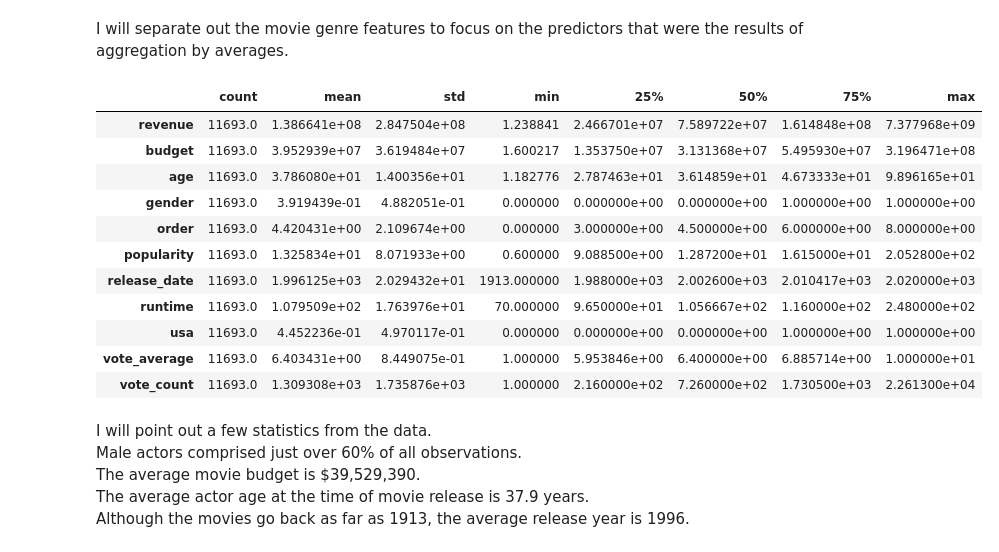
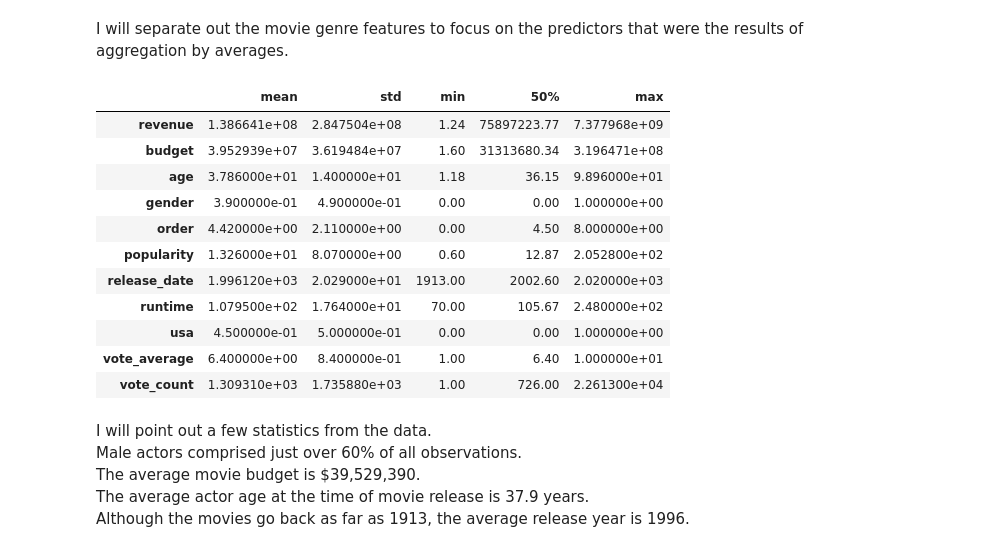
Before and after one commit to christianspybrook/movie_actor_tree_ensembles, a Jupyter notebook: statistical_analysis/capstone2_statistical_analysis.ipynb, the cells around one changed output. Drawn from its saved outputs; the diff is of its cells as text; code cells hidden in the pictures.

```diff
--- a/statistical_analysis/capstone2_statistical_analysis.ipynb
+++ b/statistical_analysis/capstone2_statistical_analysis.ipynb
@@ -72,20 +72,22 @@ non_genre_lst = ['revenue', 'budget', 'age', 'gender', 'order', 'popularity',
 genre_lst = np.setdiff1d(df.columns, non_genre_lst)
 # %%
 # observe non-genre statistics
-df[non_genre_lst].describe().transpose()
+df[non_genre_lst].describe(
+    percentiles=[0.5]).drop('count').T.apply(
+    lambda x: np.round(x, decimals=2))
 # %% [output]
-|  | count | mean | std | min | 25% | 50% | 75% | max |
-| revenue | 11693.0 | 1.386641e+08 | 2.847504e+08 | 1.238841 | 2.466701e+07 | 7.589722e+07 | 1.614848e+08 | 7.377968e+09 |
-| budget | 11693.0 | 3.952939e+07 | 3.619484e+07 | 1.600217 | 1.353750e+07 | 3.131368e+07 | 5.495930e+07 | 3.196471e+08 |
-| age | 11693.0 | 3.786080e+01 | 1.400356e+01 | 1.182776 | 2.787463e+01 | 3.614859e+01 | 4.673333e+01 | 9.896165e+01 |
-| gender | 11693.0 | 3.919439e-01 | 4.882051e-01 | 0.000000 | 0.000000e+00 | 0.000000e+00 | 1.000000e+00 | 1.000000e+00 |
-| order | 11693.0 | 4.420431e+00 | 2.109674e+00 | 0.000000 | 3.000000e+00 | 4.500000e+00 | 6.000000e+00 | 8.000000e+00 |
-| popularity | 11693.0 | 1.325834e+01 | 8.071933e+00 | 0.600000 | 9.088500e+00 | 1.287200e+01 | 1.615000e+01 | 2.052800e+02 |
-| release_date | 11693.0 | 1.996125e+03 | 2.029432e+01 | 1913.000000 | 1.988000e+03 | 2.002600e+03 | 2.010417e+03 | 2.020000e+03 |
-| runtime | 11693.0 | 1.079509e+02 | 1.763976e+01 | 70.000000 | 9.650000e+01 | 1.056667e+02 | 1.160000e+02 | 2.480000e+02 |
-| usa | 11693.0 | 4.452236e-01 | 4.970117e-01 | 0.000000 | 0.000000e+00 | 0.000000e+00 | 1.000000e+00 | 1.000000e+00 |
-| vote_average | 11693.0 | 6.403431e+00 | 8.449075e-01 | 1.000000 | 5.953846e+00 | 6.400000e+00 | 6.885714e+00 | 1.000000e+01 |
-| vote_count | 11693.0 | 1.309308e+03 | 1.735876e+03 | 1.000000 | 2.160000e+02 | 7.260000e+02 | 1.730500e+03 | 2.261300e+04 |
+|  | mean | std | min | 50% | max |
+| revenue | 1.386641e+08 | 2.847504e+08 | 1.24 | 75897223.77 | 7.377968e+09 |
+| budget | 3.952939e+07 | 3.619484e+07 | 1.60 | 31313680.34 | 3.196471e+08 |
+| age | 3.786000e+01 | 1.400000e+01 | 1.18 | 36.15 | 9.896000e+01 |
+| gender | 3.900000e-01 | 4.900000e-01 | 0.00 | 0.00 | 1.000000e+00 |
+| order | 4.420000e+00 | 2.110000e+00 | 0.00 | 4.50 | 8.000000e+00 |
+| popularity | 1.326000e+01 | 8.070000e+00 | 0.60 | 12.87 | 2.052800e+02 |
+| release_date | 1.996120e+03 | 2.029000e+01 | 1913.00 | 2002.60 | 2.020000e+03 |
+| runtime | 1.079500e+02 | 1.764000e+01 | 70.00 | 105.67 | 2.480000e+02 |
+| usa | 4.500000e-01 | 5.000000e-01 | 0.00 | 0.00 | 1.000000e+00 |
+| vote_average | 6.400000e+00 | 8.400000e-01 | 1.00 | 6.40 | 1.000000e+01 |
+| vote_count | 1.309310e+03 | 1.735880e+03 | 1.00 | 726.00 | 2.261300e+04 |
 # %% [markdown]
 I will point out a few statistics from the data.<br>
 Male actors comprised just over 60% of all observations.<br>
```
Also changed, not shown: parts of 46 cells of this notebook.
